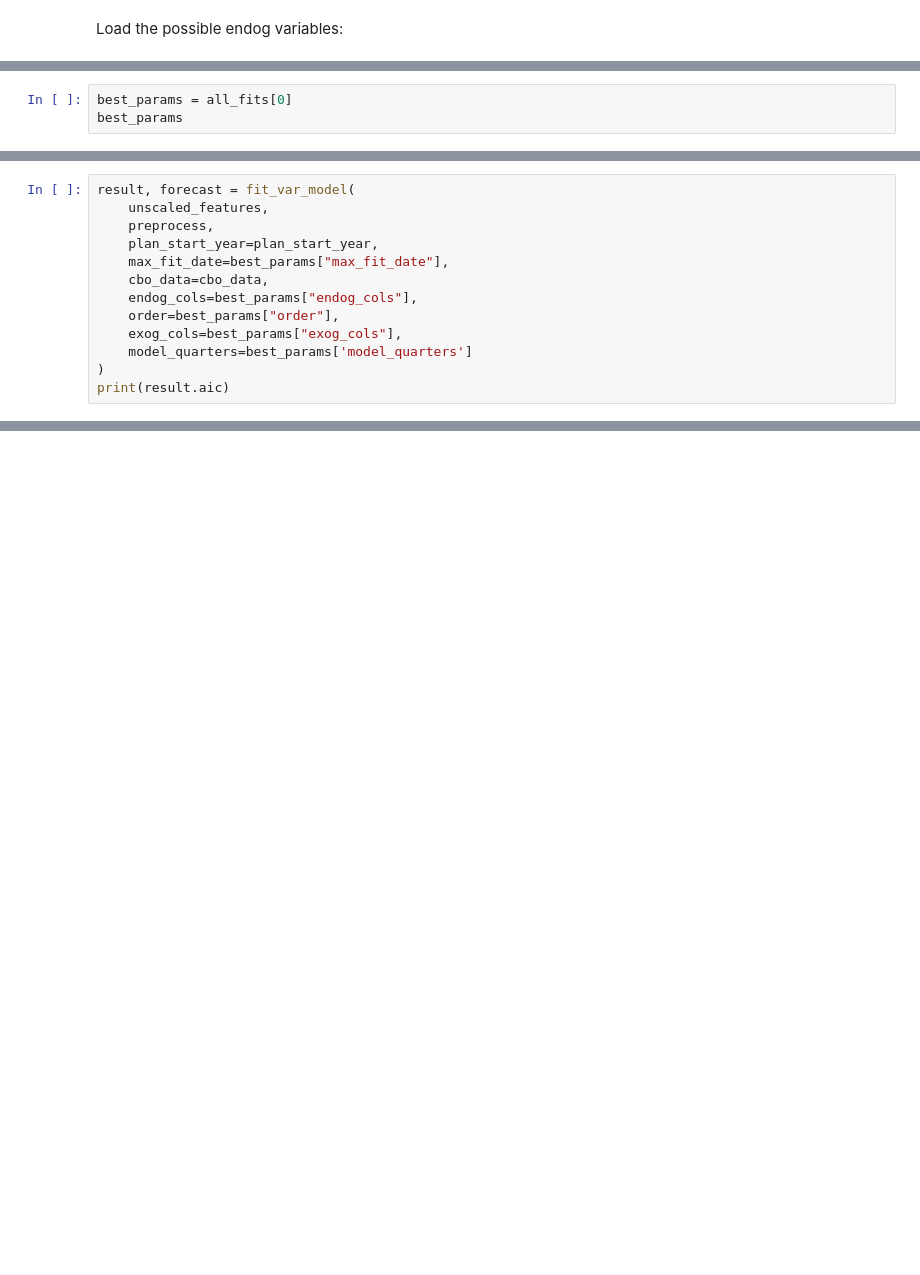
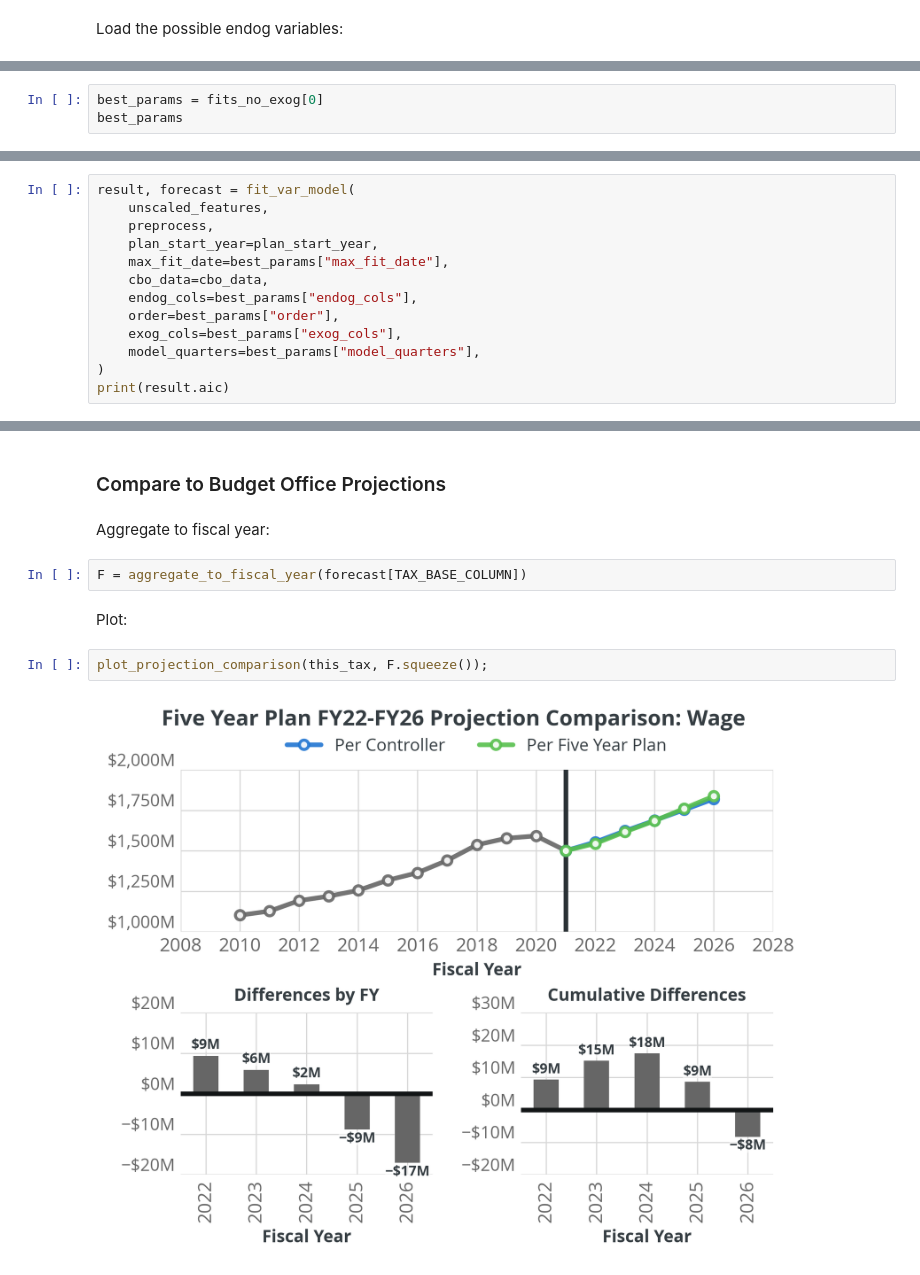
Before and after one commit to PhilaController/five-year-plan-analysis, a Jupyter notebook: notebooks/01-wage.ipynb, the cells around one changed output, grey strips where cells are left out. Drawn from its saved outputs; the diff is of its cells as text; blank space fills up the shorter version.

```diff
--- a/notebooks/01-wage.ipynb
+++ b/notebooks/01-wage.ipynb
@@ -140,3 +327,3 @@ all_fits = run_possible_models(
 # %%
-best_params = all_fits[0]
+best_params = fits_no_exog[0]
 best_params
@@ -150,6 +356,6 @@ result, forecast = fit_var_model(
     endog_cols=best_params["endog_cols"],
     order=best_params["order"],
     exog_cols=best_params["exog_cols"],
-    model_quarters=best_params['model_quarters']
+    model_quarters=best_params["model_quarters"],
 )
 print(result.aic)
@@ -159,0 +397,12 @@ fig = plot_forecast_results(forecast, TAX_BASE_COLUMN);
+# %% [markdown]
+### Compare to Budget Office Projections
+# %% [markdown]
+Aggregate to fiscal year:
+# %%
+F = aggregate_to_fiscal_year(forecast[TAX_BASE_COLUMN])
+# %% [markdown]
+Plot:
+# %%
+plot_projection_comparison(this_tax, F.squeeze());
+# %% [output]
+[figure, added]
```
Also changed, not shown: parts of 42 cells of this notebook, 10 other files.
